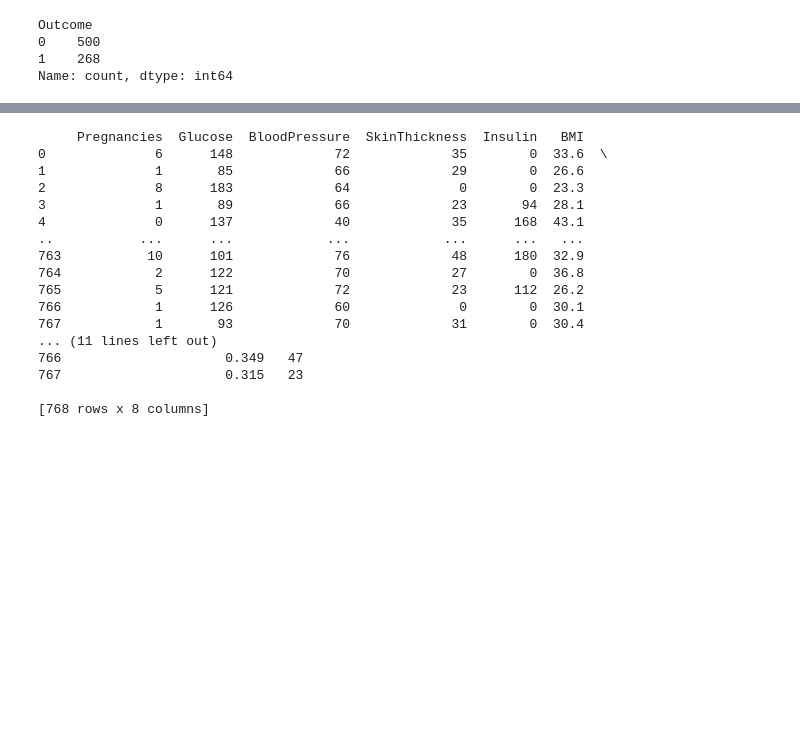
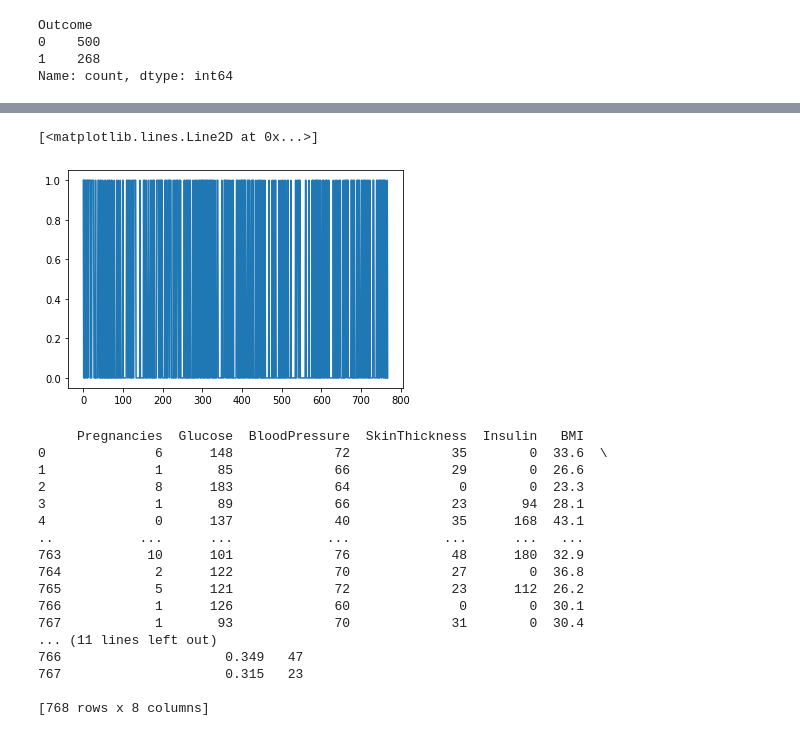
Before and after one commit to srngprmswrn/Diabetes-Prediction, a Jupyter notebook: code.ipynb, the cells around one changed output, grey strips where cells are left out. Cells and saved outputs as stored; diff of their text form; code cells hidden in the pictures; blank space fills up the shorter version.

```diff
--- a/code.ipynb
+++ b/code.ipynb
@@ -28,6 +30,11 @@ diabetes_dataset.groupby("Outcome").mean()
 | Outcome |  |  |  |  |  |  |  |  |
 | 0 | 3.298000 | 109.980000 | 68.184000 | 19.664000 | 68.792000 | 30.304200 | 0.429734 | 31.190000 |
 | 1 | 4.865672 | 141.257463 | 70.824627 | 22.164179 | 100.335821 | 35.142537 | 0.550500 | 37.067164 |
+# %%
+plt.plot(diabetes_dataset.Outcome)
+# %% [output]
+[<matplotlib.lines.Line2D at 0x...>]
+[figure, added]
 # %%
 #separating Labels and results
 
```
Also changed, not shown: parts of 4 cells of this notebook.
